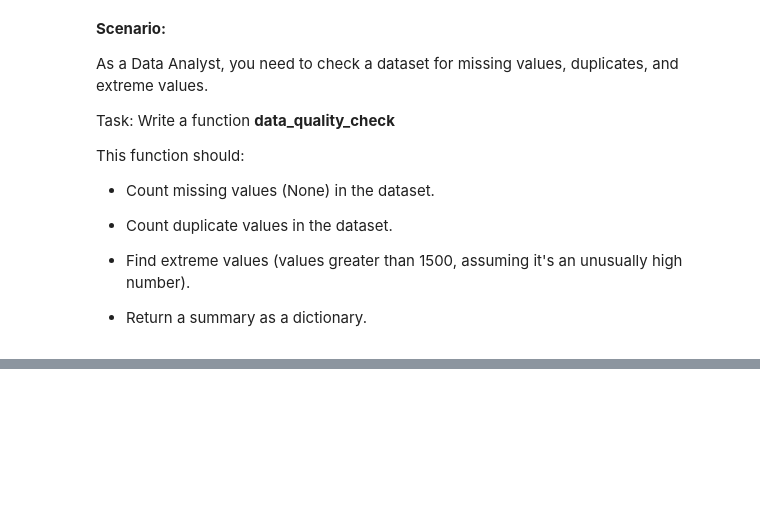
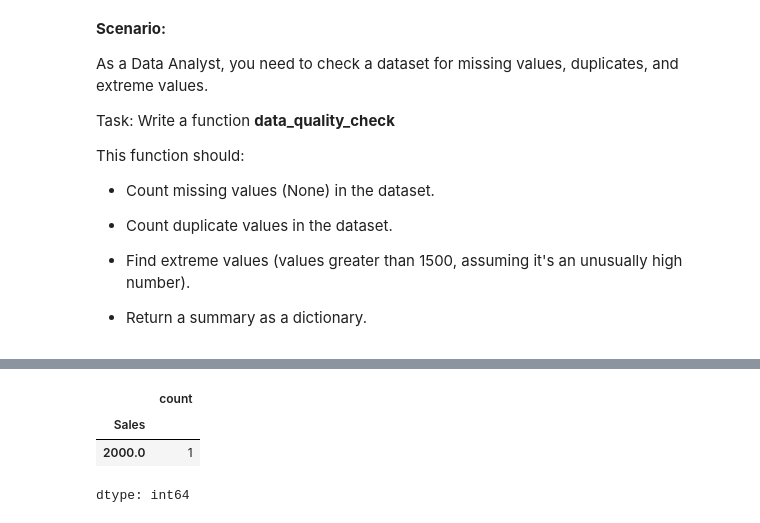
Before and after one commit to 2023Datascienc/DAPLearning2025, a Jupyter notebook: Demos/Python/DAP_Demo2.ipynb, the cells around one changed output, grey strips where cells are left out. Cells and saved outputs as stored; diff of their text form; code cells hidden in the pictures; blank space fills up the shorter version.

```diff
--- a/Demos/Python/DAP_Demo2.ipynb
+++ b/Demos/Python/DAP_Demo2.ipynb
@@ -222,0 +322,7 @@ sales_data = [120, 300, None, 500, 300, 750, 800, 500, 120, None, 2000, 150, 400
+# %%
+df[df['Sales'] > 1500].value_counts()
+# %% [output]
+|  | count |
+| Sales |  |
+| 2000.0 | 1 |
+dtype: int64
```
Also changed, not shown: parts of 9 cells of this notebook.
